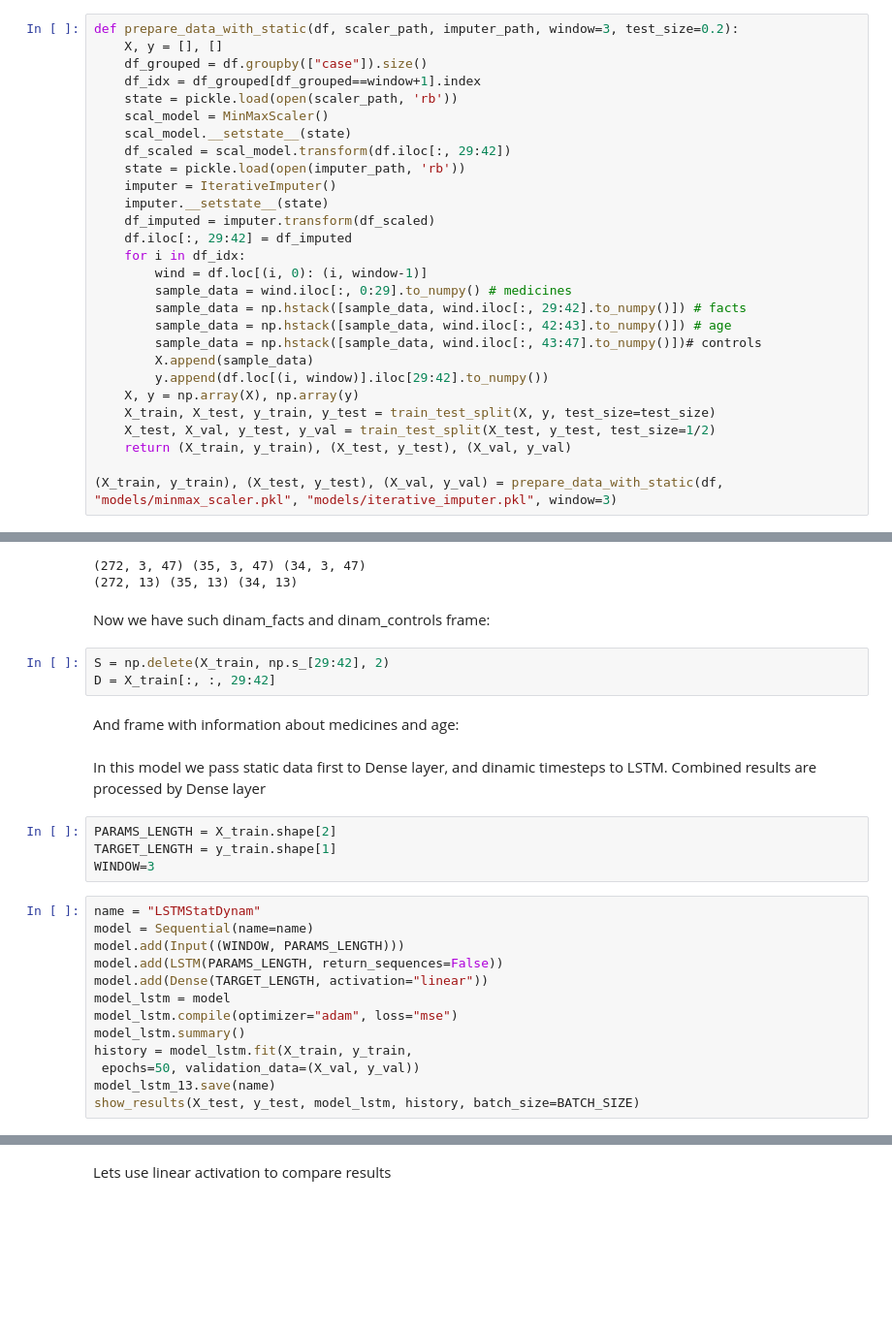
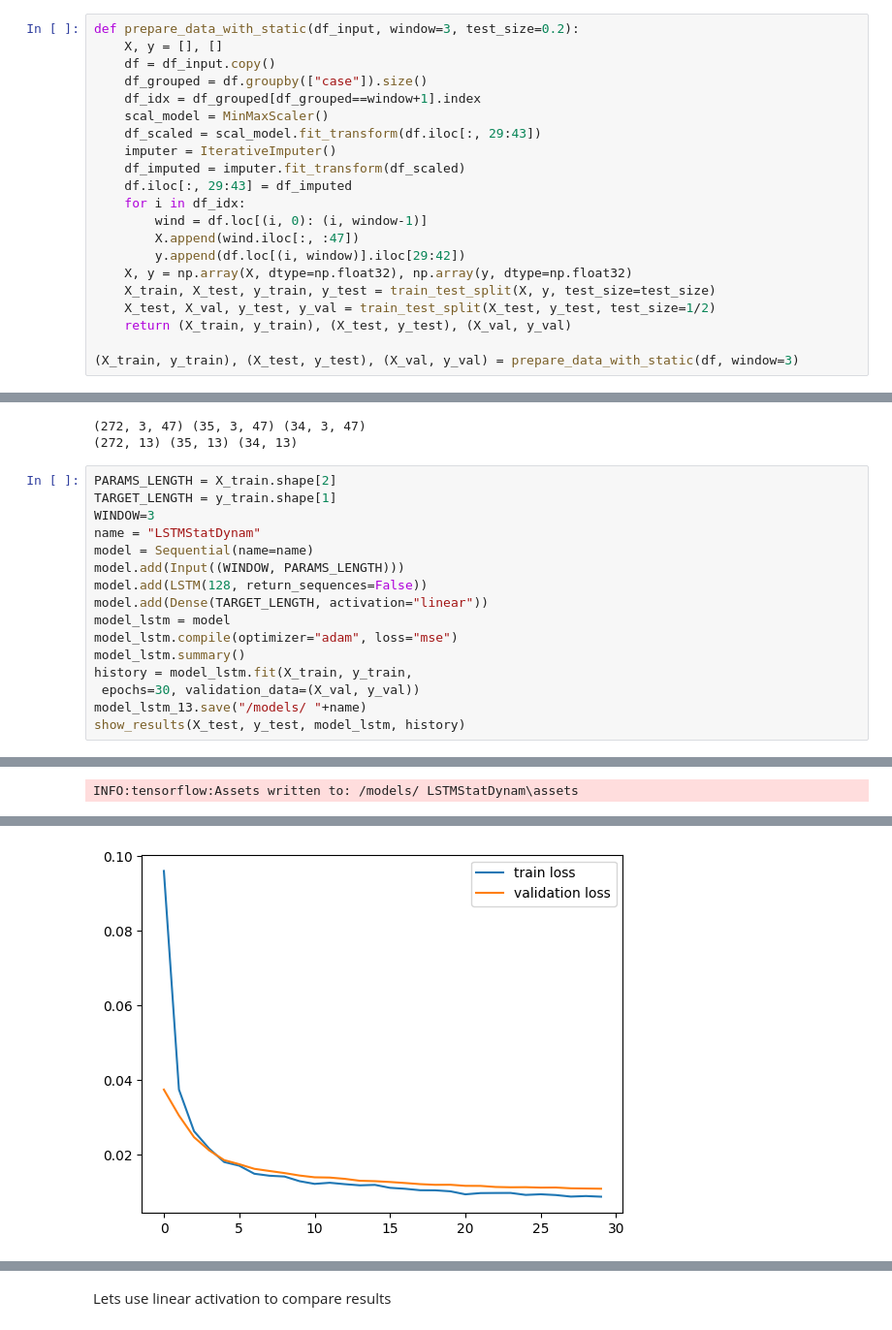
Before and after one commit to geniusserg/CovidPredict, a Jupyter notebook: ml_improved.ipynb, the cells around one changed output, grey strips where cells are left out. Shown at 97% size. Saved outputs shown, nothing was run; the diff lists cells and outputs as text; blank space fills up the shorter version.

Commit message:
Fixed combining static and dynamic information

```diff
--- a/ml_improved.ipynb
+++ b/ml_improved.ipynb
@@ -524,31 +462,24 @@ Lets define new function for splitting
 # %%
-def prepare_data_with_static(df, scaler_path, imputer_path, window=3, test_size=0.2):
+def prepare_data_with_static(df_input, window=3, test_size=0.2):
     X, y = [], []
+    df = df_input.copy()
     df_grouped = df.groupby(["case"]).size()
     df_idx = df_grouped[df_grouped==window+1].index
-    state = pickle.load(open(scaler_path, 'rb'))
     scal_model = MinMaxScaler()
-    scal_model.__setstate__(state)
-    df_scaled = scal_model.transform(df.iloc[:, 29:42])
-    state = pickle.load(open(imputer_path, 'rb'))
+    df_scaled = scal_model.fit_transform(df.iloc[:, 29:43])
     imputer = IterativeImputer()
-    imputer.__setstate__(state)
-    df_imputed = imputer.transform(df_scaled)
-    df.iloc[:, 29:42] = df_imputed
+    df_imputed = imputer.fit_transform(df_scaled)
+    df.iloc[:, 29:43] = df_imputed
     for i in df_idx:
         wind = df.loc[(i, 0): (i, window-1)]
-        sample_data = wind.iloc[:, 0:29].to_numpy() # medicines
-        sample_data = np.hstack([sample_data, wind.iloc[:, 29:42].to_numpy()]) # facts
-        sample_data = np.hstack([sample_data, wind.iloc[:, 42:43].to_numpy()]) # age
-        sample_data = np.hstack([sample_data, wind.iloc[:, 43:47].to_numpy()])# controls
-        X.append(sample_data)
-        y.append(df.loc[(i, window)].iloc[29:42].to_numpy())
-    X, y = np.array(X), np.array(y)
+        X.append(wind.iloc[:, :47])
+        y.append(df.loc[(i, window)].iloc[29:42])
+    X, y = np.array(X, dtype=np.float32), np.array(y, dtype=np.float32)
     X_train, X_test, y_train, y_test = train_test_split(X, y, test_size=test_size)
     X_test, X_val, y_test, y_val = train_test_split(X_test, y_test, test_size=1/2)
     return (X_train, y_train), (X_test, y_test), (X_val, y_val)
 
-(X_train, y_train), (X_test, y_test), (X_val, y_val) = prepare_data_with_static(df, "models/minmax_scaler.pkl", "models/iterative_imputer.pkl", window=3)
+(X_train, y_train), (X_test, y_test), (X_val, y_val) = prepare_data_with_static(df, window=3)
 # %%
 print(X_train.shape,
 X_val.shape,
@@ -559,32 +490,22 @@ y_test.shape)
 # %% [output]
 (272, 3, 47) (35, 3, 47) (34, 3, 47)
 (272, 13) (35, 13) (34, 13)
-# %% [markdown]
-Now we have such dinam_facts and dinam_controls frame:
-# %%
-S = np.delete(X_train, np.s_[29:42], 2)
-D = X_train[:, :, 29:42]
-# %% [markdown]
-And frame with information about medicines and age:
-# %% [markdown]
-In this model we pass static data first to Dense layer, and dinamic timesteps to LSTM. Combined results are processed by Dense layer
-# %%
-PARAMS_LENGTH = X_train.shape[2]
-TARGET_LENGTH = y_train.shape[1]
-WINDOW=3
 # %%
+PARAMS_LENGTH = X_train.shape[2]
+TARGET_LENGTH = y_train.shape[1]
+WINDOW=3
 name = "LSTMStatDynam"
 model = Sequential(name=name)
 model.add(Input((WINDOW, PARAMS_LENGTH)))
-model.add(LSTM(PARAMS_LENGTH, return_sequences=False))
+model.add(LSTM(128, return_sequences=False))
 model.add(Dense(TARGET_LENGTH, activation="linear"))
 model_lstm = model
 model_lstm.compile(optimizer="adam", loss="mse")
 model_lstm.summary()
 history = model_lstm.fit(X_train, y_train,
- epochs=50, validation_data=(X_val, y_val))
-model_lstm_13.save(name)
-show_results(X_test, y_test, model_lstm, history, batch_size=BATCH_SIZE)
+ epochs=30, validation_data=(X_val, y_val))
+model_lstm_13.save("/models/ "+name)
+show_results(X_test, y_test, model_lstm, history)
 # %% [output]
 Model: "LSTMStatDynam"
 _________________________________________________________________
@@ -602,0 +529 @@ ValueError: Failed to convert a NumPy array to a Tensor (Unsupported object type
+INFO:tensorflow:Assets written to: /models/ LSTMStatDynam\assets
@@ -602,0 +533 @@ ValueError: Failed to convert a NumPy array to a Tensor (Unsupported object type
+[figure, added]
```
Also changed, not shown: parts of 35 cells of this notebook, 58 other files.
